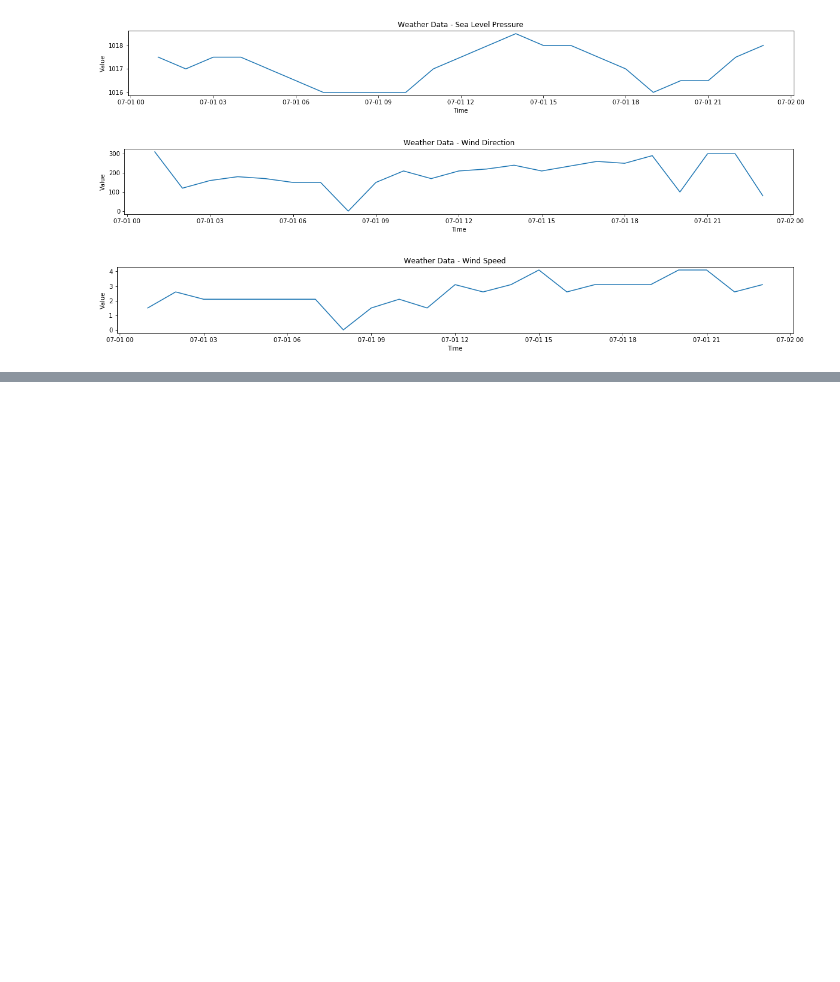
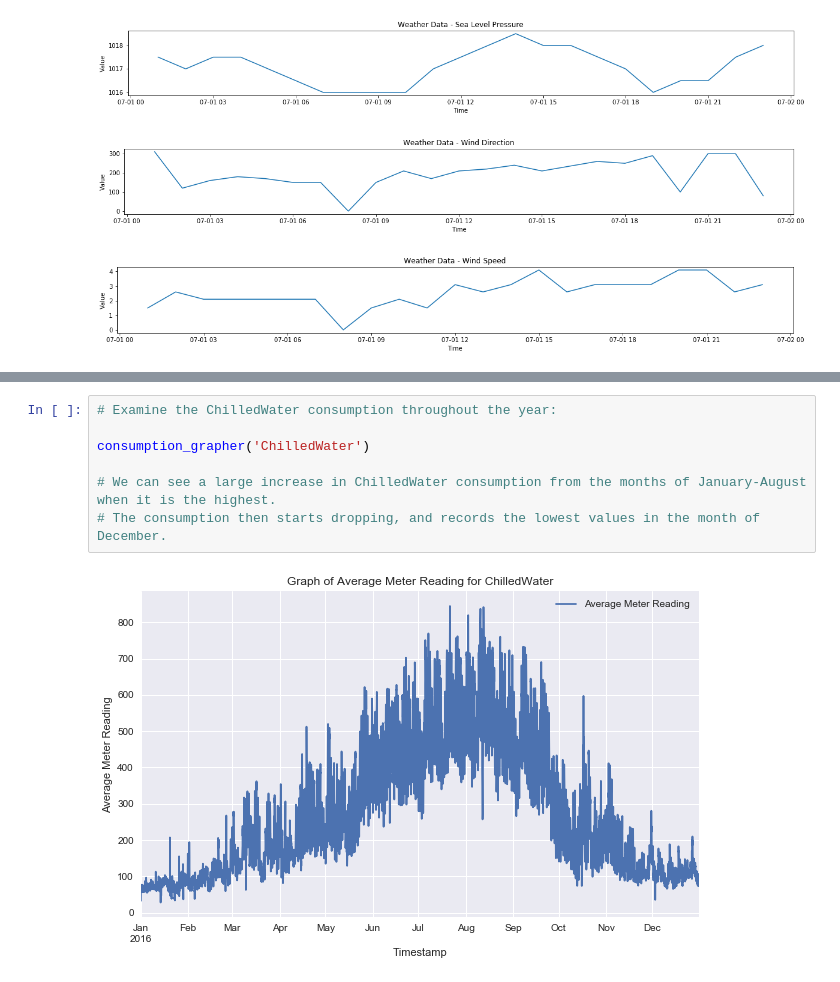
Before and after one commit to daitory/ashrae_course2, a Jupyter notebook: Group_Assignment.ipynb, the cells around one changed output, grey strips where cells are left out. Saved outputs shown, nothing was run; the diff lists cells and outputs as text; blank space fills up the shorter version.

```diff
--- a/Group_Assignment.ipynb
+++ b/Group_Assignment.ipynb
@@ -423,0 +560,9 @@ Building size: 27000 square feet
+# %%
+# Examine the ChilledWater consumption throughout the year:
+
+consumption_grapher('ChilledWater')
+
+# We can see a large increase in ChilledWater consumption from the months of January-August when it is the highest.
+# The consumption then starts dropping, and records the lowest values in the month of December.
+# %% [output]
+[figure, added]
```
Also changed, not shown: parts of 39 cells of this notebook.
